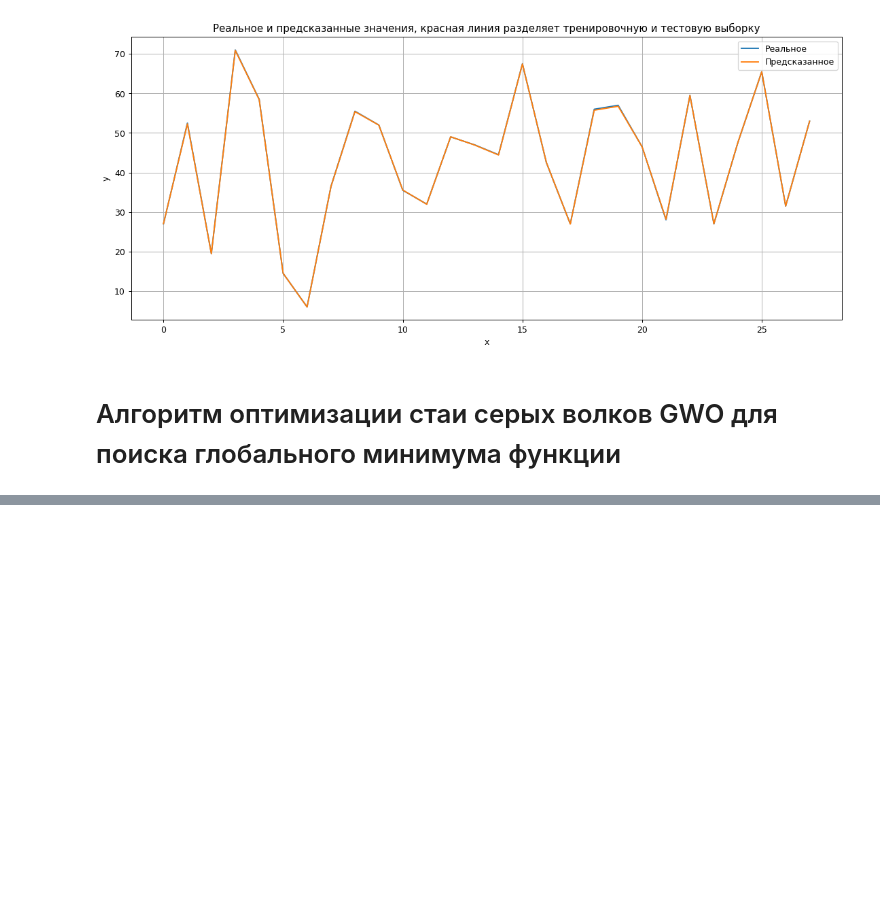
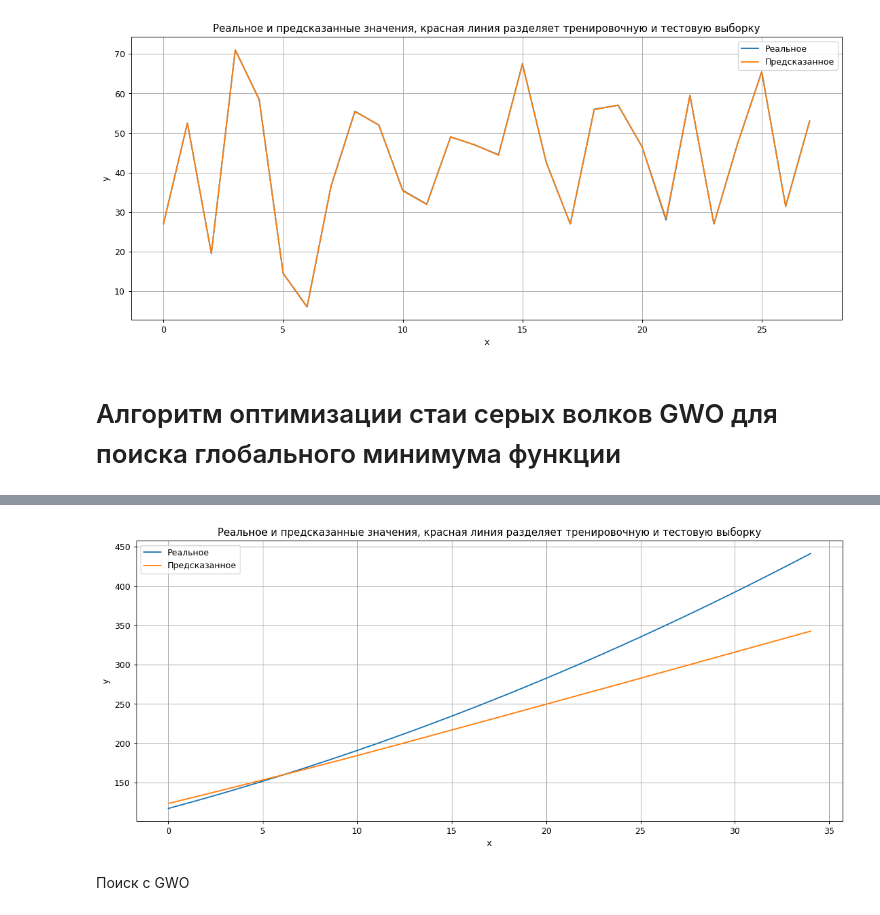
Before and after one commit to AnLiMan/Grey_Wolf_Optimization, a Jupyter notebook: Нейросеть_с_GWO.ipynb, the cells around one changed output, grey strips where cells are left out. Drawn from its saved outputs; the diff is of its cells as text; code cells hidden in the pictures; blank space fills up the shorter version.

```diff
--- a/Нейросеть_с_GWO.ipynb
+++ b/Нейросеть_с_GWO.ipynb
@@ -394,0 +591,15 @@ A = 0.0 B = 0.805531 C = 0.8526
+# %%
+def plot_result(testY , test_predict):
+    plt.figure(figsize=(15, 6), dpi=90)
+    plt.plot(testY)
+    plt.plot(test_predict)
+    plt.legend(['Реальное', 'Предсказанное'])
+    plt.xlabel('x')
+    plt.ylabel('y')
+    plt.title('Реальное и предсказанные значения, красная линия разделяет тренировочную и тестовую выборку')
+    plt.grid()
+plot_result(test_Y, test_predict)
+# %% [output]
+[figure, added]
+# %% [markdown]
+Поиск с GWO
```
Also changed, not shown: parts of 24 cells of this notebook.
